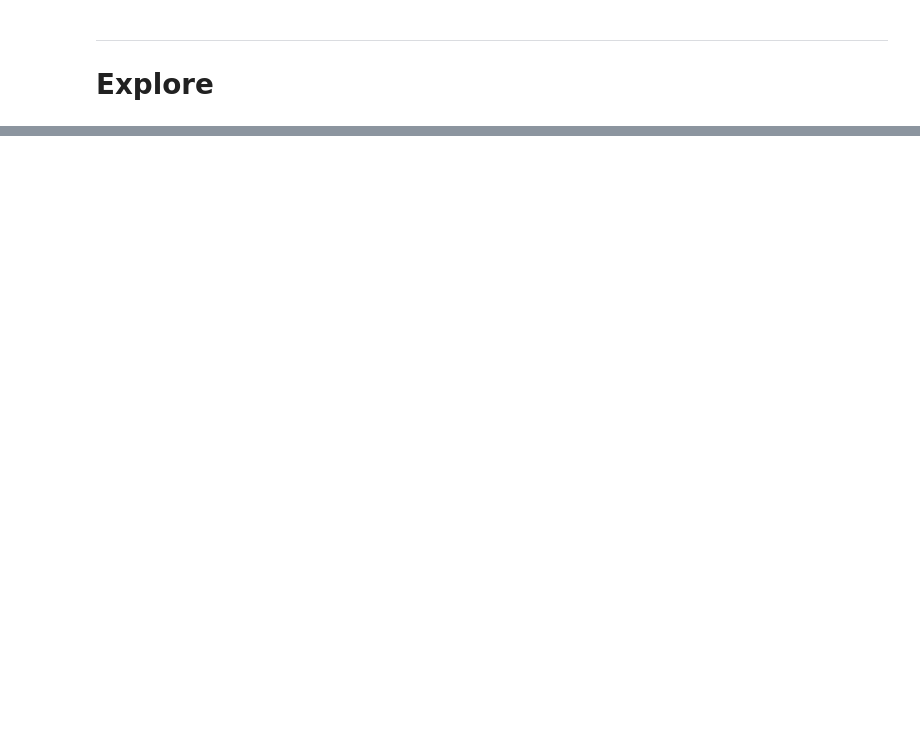
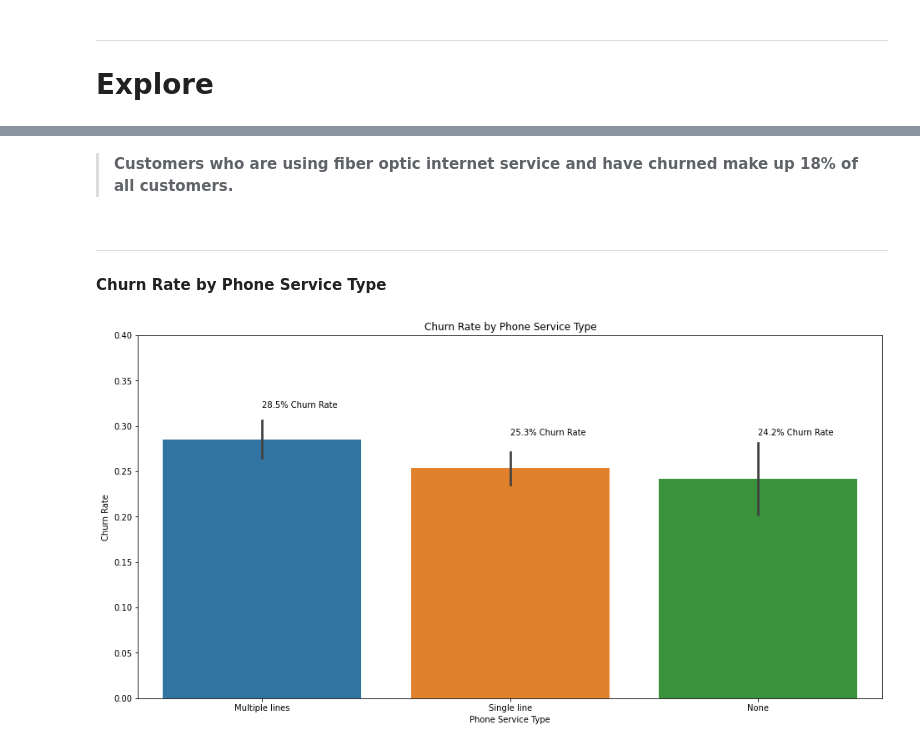
Before and after one commit to hartman-jiang-classification-project/telco-classification-project, a Jupyter notebook: alec_exploration.ipynb, the cells around one changed output, grey strips where cells are left out. Saved outputs shown, nothing was run; the diff lists cells and outputs as text; code cells hidden in the pictures; blank space fills up the shorter version.

```diff
--- a/alec_exploration.ipynb
+++ b/alec_exploration.ipynb
@@ -401,0 +158,19 @@ def calc_churn_rate(df):
+# %% [markdown]
+> **Customers who are using fiber optic internet service and have churned make up 18% of all customers.**
+# %% [markdown]
+---
+#### Churn Rate by Phone Service Type
+# %%
+plt.figure(figsize=(16, 8))
+
+plt.title("Churn Rate by Phone Service Type")
+sns.barplot(train.phone_service_type, train.churn_encoded)
+plt.text(0, .32, f"{train[train.phone_service_type == 'Multiple lines'].churn_encoded.mean():.1%} Churn Rate")
+plt.text(1, .29, f"{train[train.phone_service_type == 'Single line'].churn_encoded.mean():.1%} Churn Rate")
+plt.text(2, .29, f"{train[train.phone_service_type == 'None'].churn_encoded.mean():.1%} Churn Rate")
+plt.xlabel("Phone Service Type")
+plt.ylabel("Churn Rate")
+plt.ylim(0, .4)
+plt.show()
+# %% [output]
+[figure, added]
```
Also changed, not shown: parts of 69 cells of this notebook.
